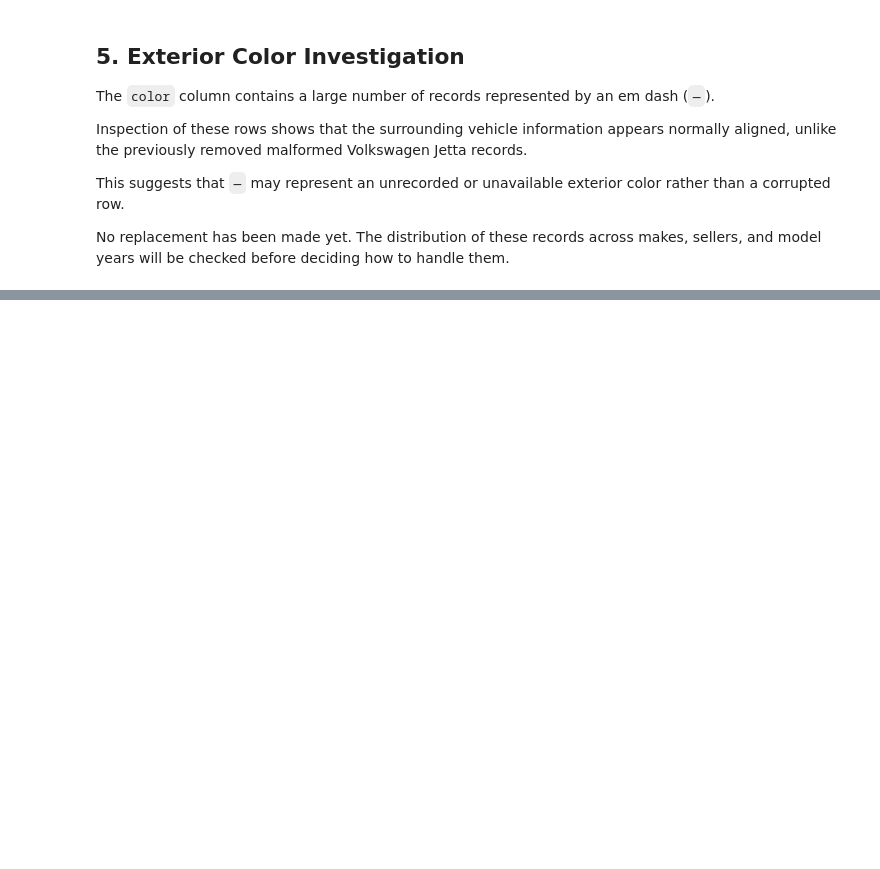
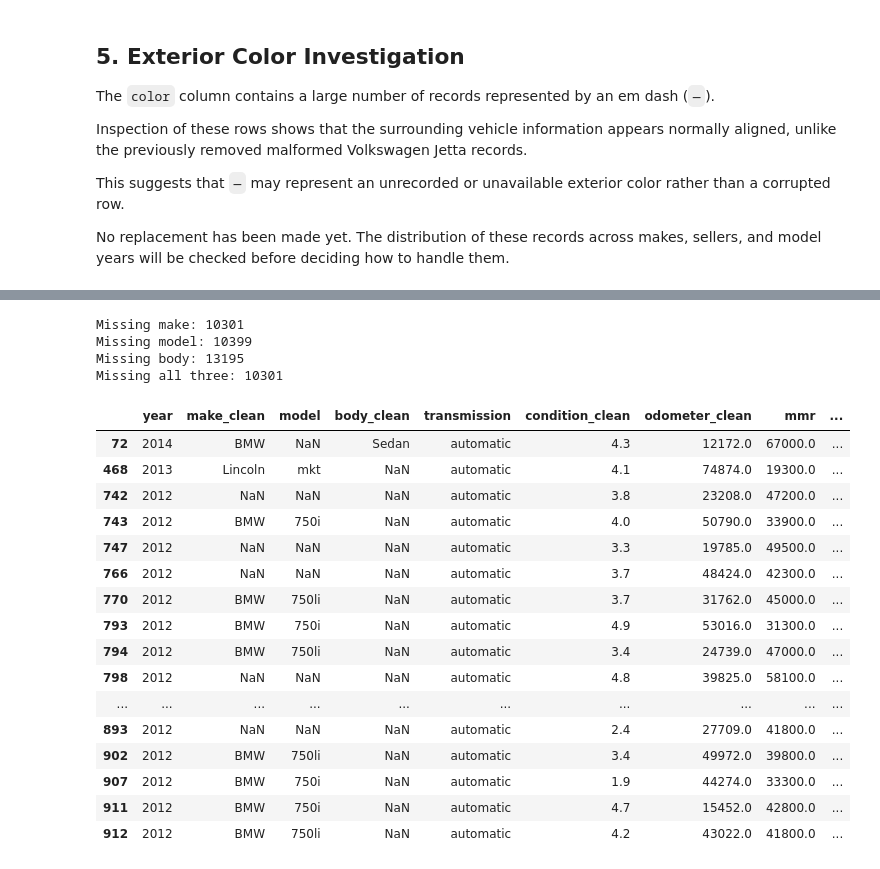
Before and after one commit to hamza-abusaif/used-vehicle-market-intelligence, a Jupyter notebook: notebooks/02_data_cleaning.ipynb, the cells around one changed output, grey strips where cells are left out. Cells and saved outputs as stored; diff of their text form; code cells hidden in the pictures; blank space fills up the shorter version.

Commit message:
complete vehicle data cleaning

```diff
--- a/notebooks/02_data_cleaning.ipynb
+++ b/notebooks/02_data_cleaning.ipynb
@@ -378,0 +458,2 @@ No replacement has been made yet. The distribution of these records across makes
+# %%
+clean["color_clean"] = clean["color"].replace("—", pd.NA)
@@ -378,0 +560,7 @@ No replacement has been made yet. The distribution of these records across makes
+# %%
+clean["odometer_clean"] = clean["odometer"].copy()
+
+clean.loc[
+    clean["odometer_clean"] == 999999,
+    "odometer_clean"
+] = pd.NA
@@ -378,0 +652,2 @@ No replacement has been made yet. The distribution of these records across makes
+# %%
+clean["sellingprice_clean"] = clean["sellingprice"].copy()
@@ -378,0 +729,44 @@ No replacement has been made yet. The distribution of these records across makes
+# %%
+missing_make = clean["make_clean"].isna()
+missing_model = clean["model"].isna()
+missing_body = clean["body_clean"].isna()
+
+print("Missing make:", missing_make.sum())
+print("Missing model:", missing_model.sum())
+print("Missing body:", missing_body.sum())
+
+print(
+    "Missing all three:",
+    (missing_make & missing_model & missing_body).sum()
+)
+# %% [output]
+Missing make: 10301
+Missing model: 10399
+Missing body: 13195
+Missing all three: 10301
+# %%
+clean[
+    missing_make | missing_model | missing_body
+][
+    ["year", "make_clean", "model", "body_clean",
+     "transmission", "condition_clean", "odometer_clean",
+     "mmr", "sellingprice_clean", "seller"]
+].head(25)
+# %% [output]
+|  | year | make_clean | model | body_clean | transmission | condition_clean | odometer_clean | mmr | ... |
+| 72 | 2014 | BMW | NaN | Sedan | automatic | 4.3 | 12172.0 | 67000.0 | ... |
+| 468 | 2013 | Lincoln | mkt | NaN | automatic | 4.1 | 74874.0 | 19300.0 | ... |
+| 742 | 2012 | NaN | NaN | NaN | automatic | 3.8 | 23208.0 | 47200.0 | ... |
+| 743 | 2012 | BMW | 750i | NaN | automatic | 4.0 | 50790.0 | 33900.0 | ... |
+| 747 | 2012 | NaN | NaN | NaN | automatic | 3.3 | 19785.0 | 49500.0 | ... |
+| 766 | 2012 | NaN | NaN | NaN | automatic | 3.7 | 48424.0 | 42300.0 | ... |
+| 770 | 2012 | BMW | 750li | NaN | automatic | 3.7 | 31762.0 | 45000.0 | ... |
+| 793 | 2012 | BMW | 750i | NaN | automatic | 4.9 | 53016.0 | 31300.0 | ... |
+| 794 | 2012 | BMW | 750li | NaN | automatic | 3.4 | 24739.0 | 47000.0 | ... |
+| 798 | 2012 | NaN | NaN | NaN | automatic | 4.8 | 39825.0 | 58100.0 | ... |
+| ... | ... | ... | ... | ... | ... | ... | ... | ... | ... |
+| 893 | 2012 | NaN | NaN | NaN | automatic | 2.4 | 27709.0 | 41800.0 | ... |
+| 902 | 2012 | BMW | 750li | NaN | automatic | 3.4 | 49972.0 | 39800.0 | ... |
+| 907 | 2012 | BMW | 750i | NaN | automatic | 1.9 | 44274.0 | 33300.0 | ... |
+| 911 | 2012 | BMW | 750i | NaN | automatic | 4.7 | 15452.0 | 42800.0 | ... |
+| 912 | 2012 | BMW | 750li | NaN | automatic | 4.2 | 43022.0 | 41800.0 | ... |
```
Also changed, not shown: parts of 65 cells of this notebook, 1 other file.
